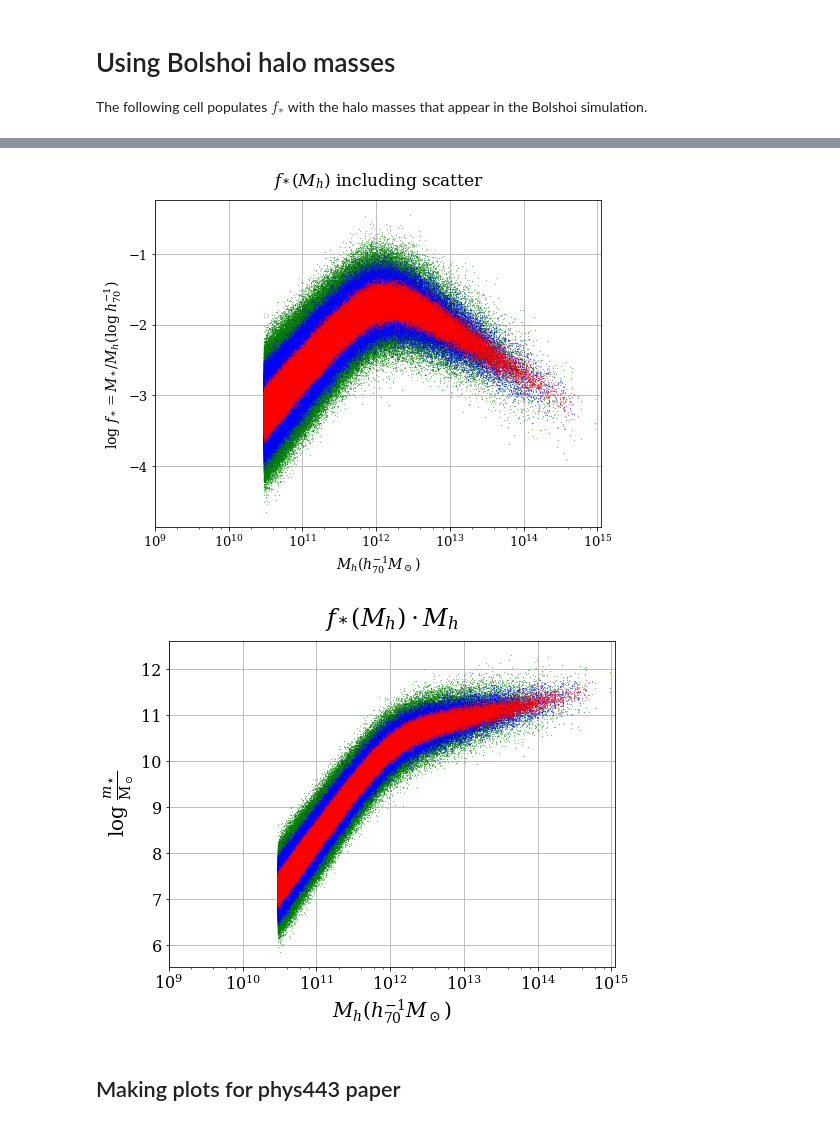
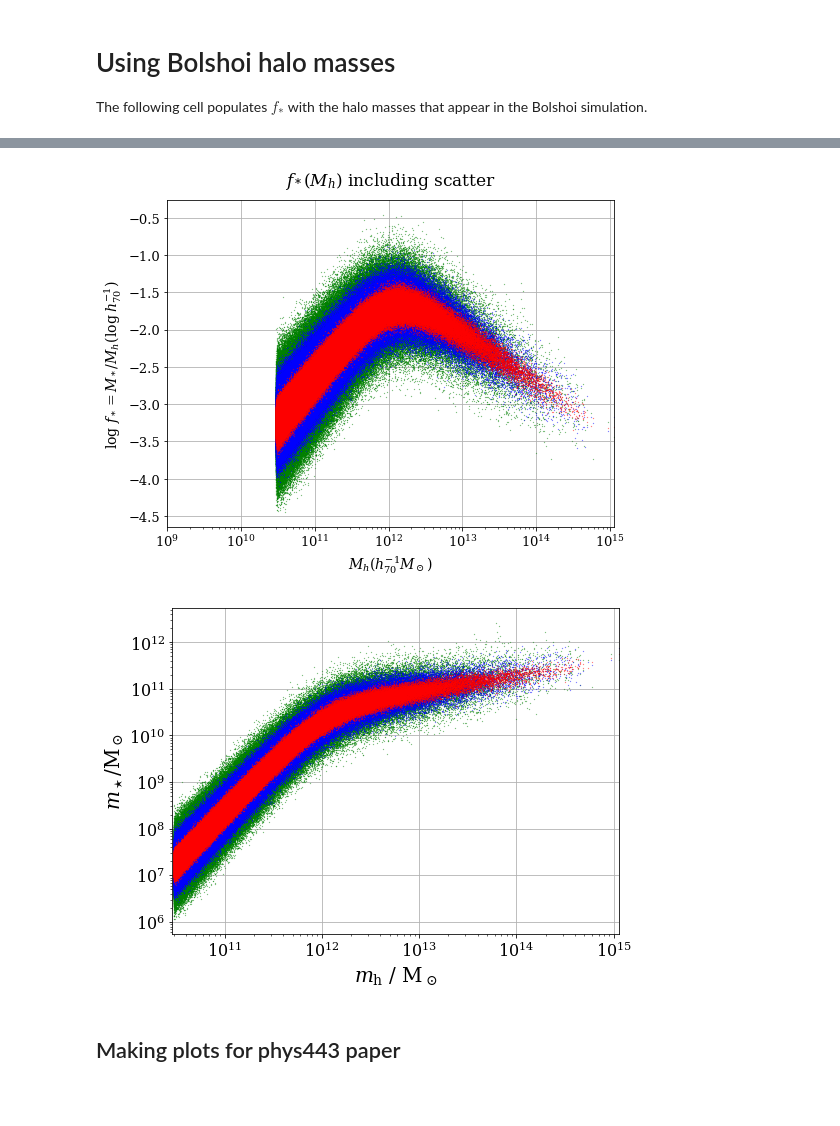
Before and after one commit to patricks1/Tinker, a Jupyter notebook: 2d_abundance_matching.ipynb, the cells around one changed output, grey strips where cells are left out. Drawn from its saved outputs; the diff is of its cells as text; code cells hidden in the pictures; blank space fills up the shorter version.

```diff
--- a/2d_abundance_matching.ipynb
+++ b/2d_abundance_matching.ipynb
@@ -283,41 +304,44 @@ ax.set_ylabel('log $f_*=M_*/M_h(\log\;h^{-1}_{70})$',fontsize=14)
 ax.set_xlabel('$M_h(h_{70}^{-1}M_\odot)$',fontsize=14)
 ax.tick_params(axis='both',labelsize=13)
 ax.grid(True)
 plt.show()
 ############################################################################
 
 #Plotting Hudson's f_* using Bolshoi halo masses with scatter added#########
 fig=plt.figure(figsize=(8,6))
 ax=fig.add_subplot(1,1,1)
 ax.semilogx(MHALDATA,logfstarofmhalprime3,'go',markersize=0.2)
 ax.semilogx(MHALDATA,logfstarofmhalprime2,'bo',markersize=0.2)
 ax.semilogx(MHALDATA,logfstarofmhalprime1,'ro',markersize=0.2)
 ax.set_xlim(xmin,xmax)
 ax.set_title('$f_*(M_h)$ including scatter',fontsize=17)
 ax.set_ylabel('log $f_*=M_*/M_h(\log\;h^{-1}_{70})$',fontsize=14)
 ax.set_xlabel('$M_h(h_{70}^{-1}M_\odot)$',fontsize=14)
 ax.tick_params(axis='both',labelsize=13)
 ax.grid(True)
 plt.show()
 ############################################################################
 
 #Showing just M_* based on Bolshoi masses, not M_*/M_h######################
 fig=plt.figure(figsize=(8,6))
 ax=fig.add_subplot(1,1,1)
-ax.semilogx(MHALDATA,logmstarofmhalprime3,'go',markersize=0.2)
-ax.semilogx(MHALDATA,logmstarofmhalprime2,'bo',markersize=0.2)
-ax.semilogx(MHALDATA,logmstarofmhalprime1,'ro',markersize=0.2)
-ax.set_xlim(xmin,xmax)
-ax.set_title('$f_*(M_h)\cdot M_h$')
-ax.set_ylabel('log $\\frac{m_\star}{\mathrm{M}_\odot}$')
+ax.plot(MHALDATA,10.**logmstarofmhalprime3,'go',markersize=0.2)
+ax.plot(MHALDATA,10.**logmstarofmhalprime2,'bo',markersize=0.2)
+ax.plot(MHALDATA,10.**logmstarofmhalprime1,'ro',markersize=0.2)
+ax.set_xlim(2.9e10,xmax)
+ax.set_xscale('log')
+ax.set_yscale('log')
+#ax.set_title('$f_*(M_h)\cdot M_h$')
+ax.set_ylabel('$m_\star/\mathrm{M}_\odot$')
 ax.set_xlabel('$M_h(h_{70}^{-1}M_\odot)$')
+ax.set_xlabel('$m_\mathrm{h}\ /\ \mathrm{M}_\odot$')
 ax.tick_params(axis='both')
 plt.show()
 ############################################################################
 # %% [output]
 [figure]
-[figure, old version]
+[figure, new version]
-[figure, old version]
+[figure, new version]
 # %% [markdown]
 ## Making plots for phys443 paper
 # %%
```
Also changed, not shown: parts of 2 cells of this notebook.
